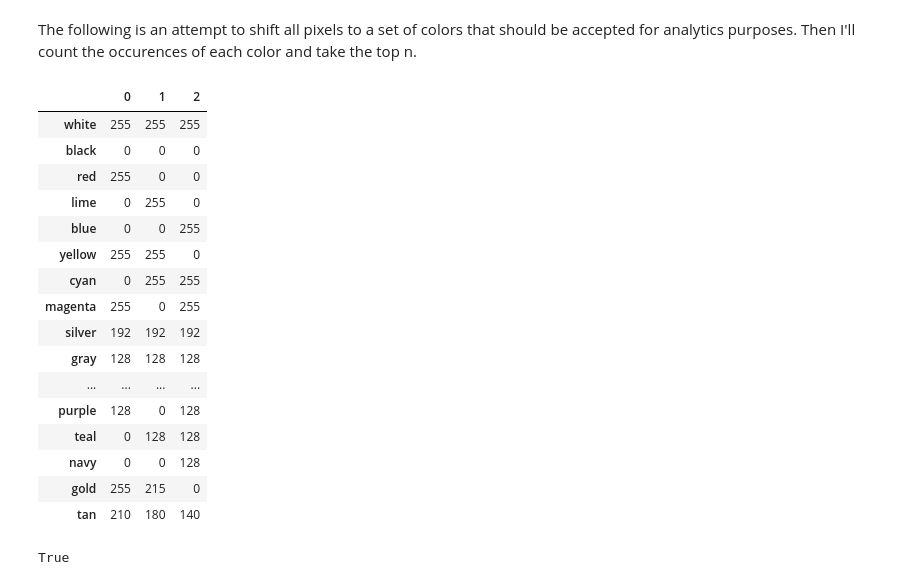
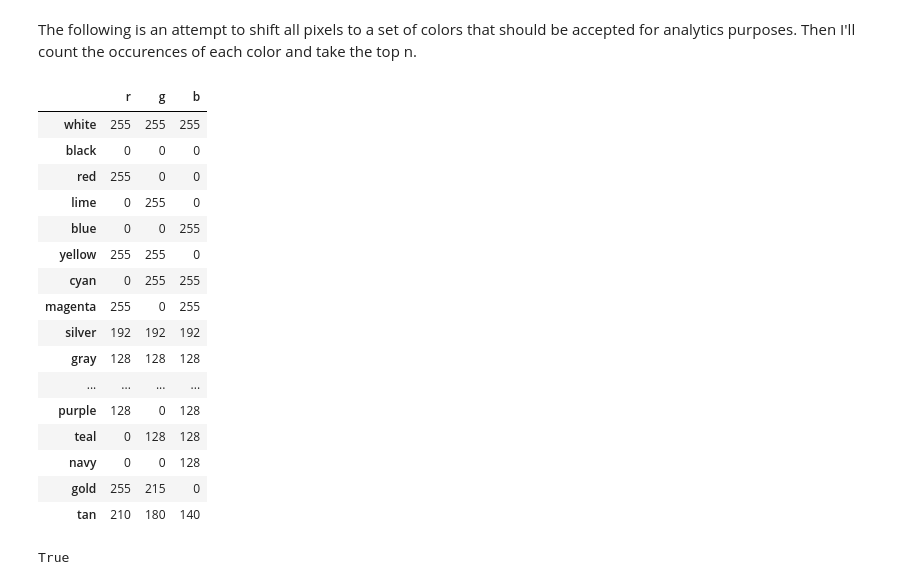
Before and after one commit to brndnwd/colors, a Jupyter notebook: colors.ipynb, the cells around one changed output. Drawn from its saved outputs; the diff is of its cells as text; code cells hidden in the pictures.

```diff
--- a/colors.ipynb
+++ b/colors.ipynb
@@ -59,29 +60,29 @@ The following is an attempt to shift all pixels to a set of colors that should b
 # %%
 # Convert dictionary of colors to dataframe for computational advantage
 color_dict = {
     'white' : (255,255,255),
     'black' : (0,0,0),
     'red' : (255,0,0),
     'lime' : (0,255,0),
     'blue' : (0,0,255),
     'yellow' : (255,255,0),
     'cyan' : (0,255,255),
     'magenta' : (255,0,255),
     'silver' : (192,192,192),
     'gray' : (128,128,128),
     'maroon' : (128,0,0),
     'olive' : (128,128,0),
     'green' : (0,128,0),
     'purple' : (128,0,128),
     'teal' : (0,128,128),
     'navy' : (0,0,128),
     'gold' : (255,215,0),
     'tan' : (210,180,140)
 }
-df1 = pd.DataFrame.from_dict(color_dict, orient='index')
-df1
+color_frame = pd.DataFrame.from_dict(color_dict, orient='index', columns = ['r','g','b'])
+color_frame
 # %% [output]
-|  | 0 | 1 | 2 |
+|  | r | g | b |
 | white | 255 | 255 | 255 |
 | black | 0 | 0 | 0 |
 | red | 255 | 0 | 0 |
```
Also changed, not shown: parts of 14 cells of this notebook, 1 other file.
